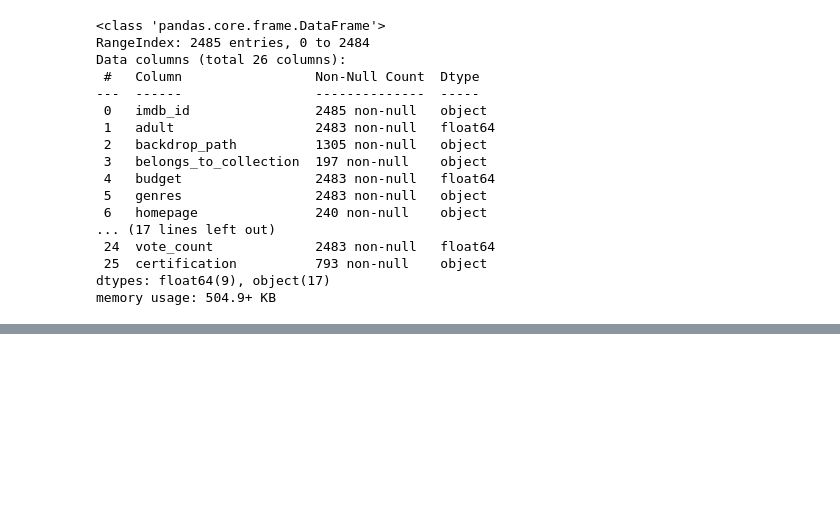
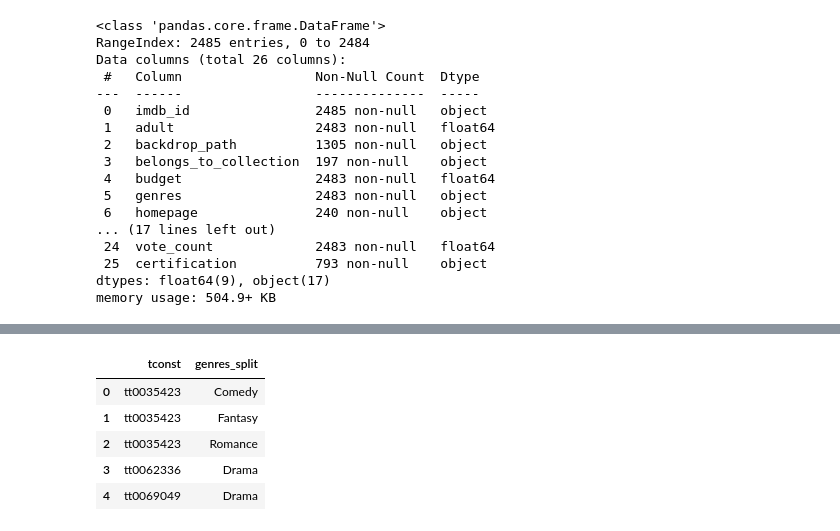
Before and after one commit to shellymduncan/Projec-3-TMDB, a Jupyter notebook: Project 3 - IMDB - Part 3.ipynb, the cells around one changed output, grey strips where cells are left out. Saved outputs shown, nothing was run; the diff lists cells and outputs as text; code cells hidden in the pictures; blank space fills up the shorter version.

```diff
--- a/Project 3 - IMDB - Part 3.ipynb
+++ b/Project 3 - IMDB - Part 3.ipynb
@@ -311,0 +459,10 @@ TypeError: list indices must be integers or slices, not str
+# %%
+q = """SELECT * FROM title_genres"""
+pd.read_sql(q, engine).head()
+# %% [output]
+|  | tconst | genres_split |
+| 0 | tt0035423 | Comedy |
+| 1 | tt0035423 | Fantasy |
+| 2 | tt0035423 | Romance |
+| 3 | tt0062336 | Drama |
+| 4 | tt0069049 | Drama |
```
Also changed, not shown: parts of 39 cells of this notebook.
